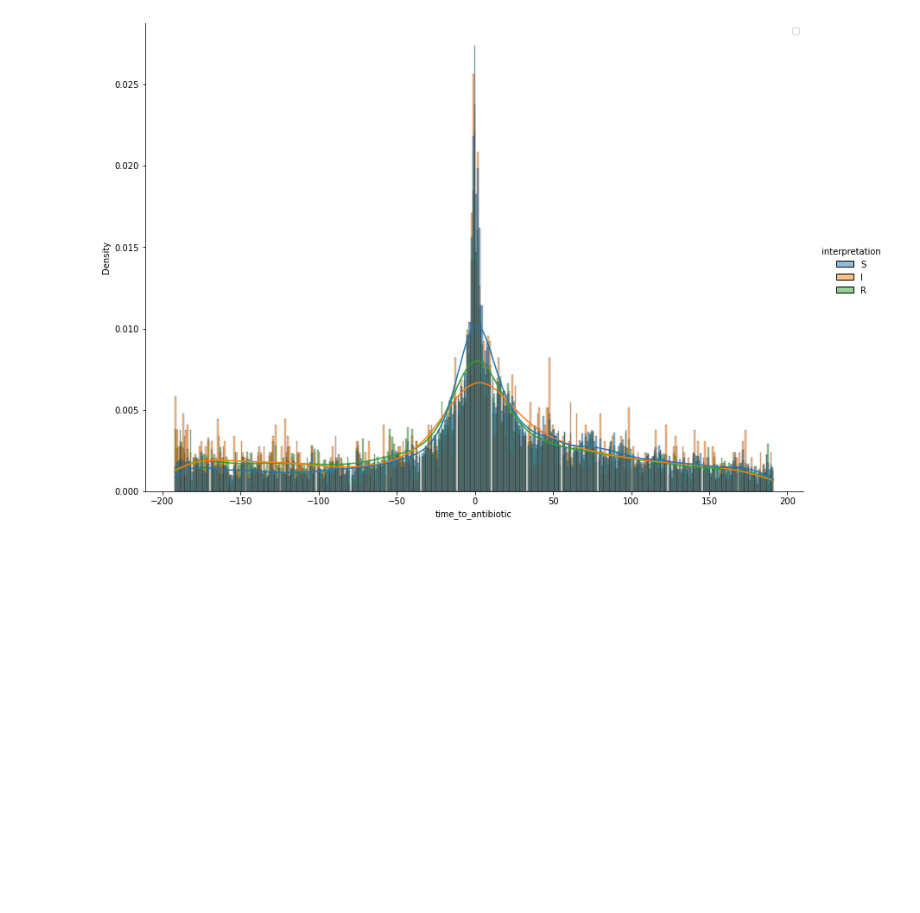
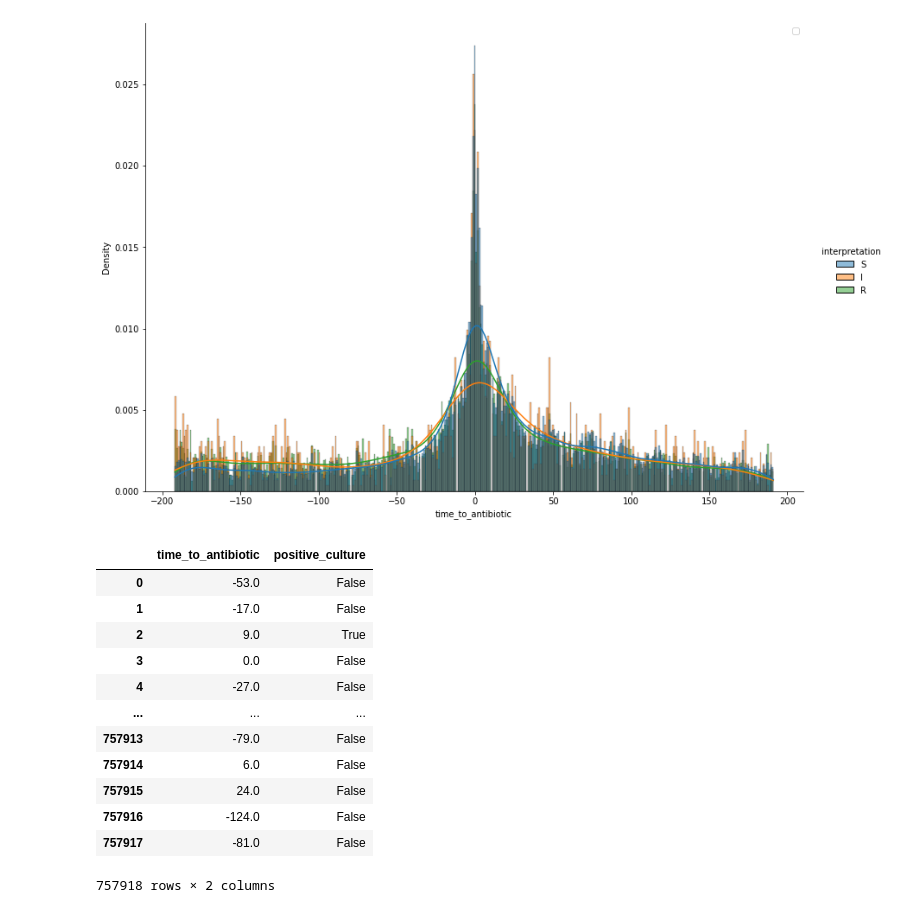
Before and after one commit to ryashpal/ML, a Jupyter notebook: mortality/explore_microbiology_cultures.ipynb, the cells around one changed output. Drawn from its saved outputs; the diff is of its cells as text; code cells hidden in the pictures; blank space fills up the shorter version.

```diff
--- a/mortality/explore_microbiology_cultures.ipynb
+++ b/mortality/explore_microbiology_cultures.ipynb
@@ -796,3 +796,50 @@ plt.legend(loc='upper right')
 No artists with labels found to put in legend.  Note that artists whose label start with an underscore are ignored when legend() is called with no argument.
 <matplotlib.legend.Legend at 0x...>
 [figure]
+# %%
+timeToAntibioticQuery4 = """
+with stg_1 as (
+	select
+	first_value(mic_evt_1.subject_id) over (partition by mic_evt_1.micro_specimen_id) as subject_id,
+	min(mic_evt_1.charttime) over (partition by mic_evt_1.micro_specimen_id) as charttime,
+	bool_or(mic_evt_1.org_name is not null) over (partition by mic_evt_1.micro_specimen_id) AS positive_culture
+	from
+	mimiciv.microbiologyevents mic_evt_1
+)
+, stg_2 as (
+	select
+	stg_1.subject_id,
+	stg_1.charttime as charttime,
+	bool_or(stg_1.positive_culture) as positive_culture,
+	min(prx.starttime) as starttime
+	from stg_1 stg_1
+	inner join mimiciv.prescriptions prx
+	on prx.subject_id = stg_1.subject_id
+	and prx.starttime > stg_1.charttime - interval '192 hours'
+	and prx.starttime < stg_1.charttime + interval '192 hours'
+    inner join sepsis.abx_poe_list ab
+    on prx.drug = ab.drug
+	group by stg_1.subject_id, stg_1.charttime
+)
+select
+floor((extract(epoch from stg_2.starttime) - extract(epoch from stg_2.charttime))/3600) as time_to_antibiotic,
+positive_culture
+from stg_2 stg_2
+;
+"""
+timeToAntibioticDf4 = pd.read_sql_query(timeToAntibioticQuery4, con)
+timeToAntibioticDf4
+# %% [output]
+|  | time_to_antibiotic | positive_culture |
+| 0 | -53.0 | False |
+| 1 | -17.0 | False |
+| 2 | 9.0 | True |
+| 3 | 0.0 | False |
+| 4 | -27.0 | False |
+| ... | ... | ... |
+| 757913 | -79.0 | False |
+| 757914 | 6.0 | False |
+| 757915 | 24.0 | False |
+| 757916 | -124.0 | False |
+| 757917 | -81.0 | False |
+757918 rows × 2 columns
```
Also changed, not shown: parts of 2 cells of this notebook, 1 other file.
